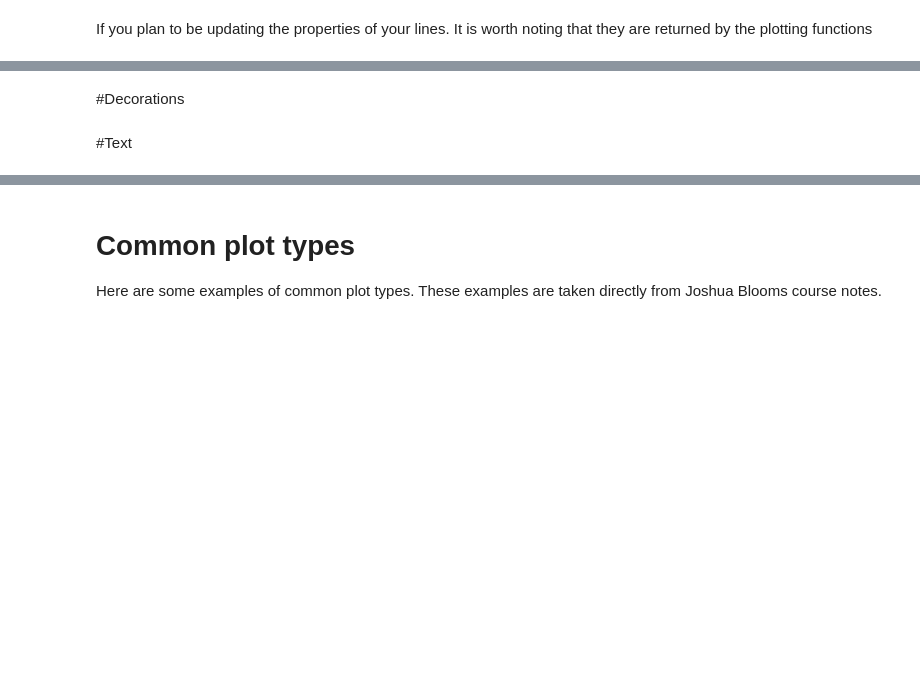
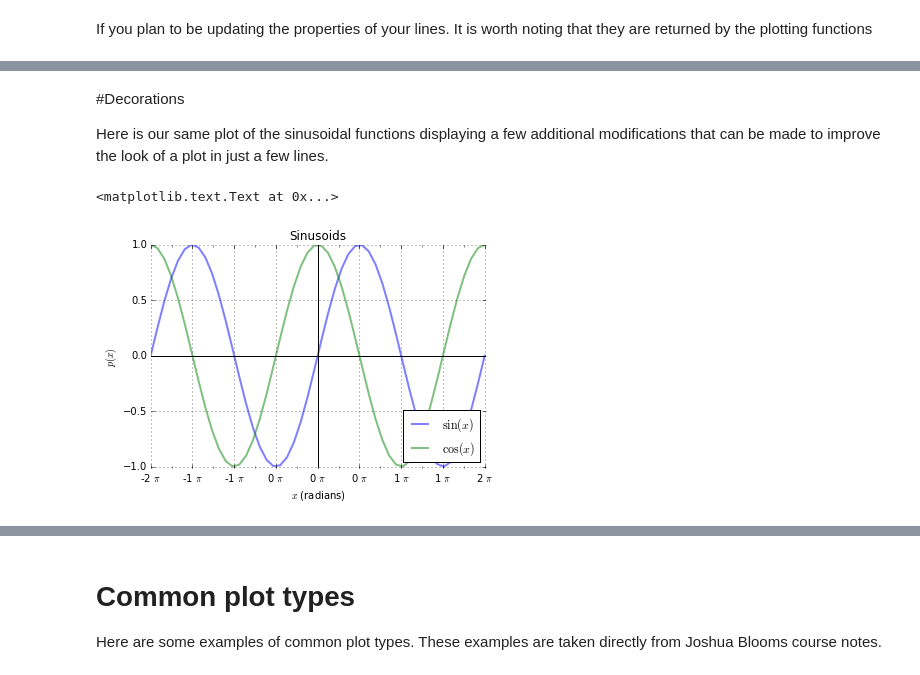
Before and after one commit to smwahl/thw_matplotlib_presentation, a Jupyter notebook: thw_matplotlib_tutorial.ipynb, the cells around one changed output, grey strips where cells are left out. Saved outputs shown, nothing was run; the diff lists cells and outputs as text; code cells hidden in the pictures; blank space fills up the shorter version.

Commit message:
added decorations, text, basemap example

```diff
--- a/thw_matplotlib_tutorial.ipynb
+++ b/thw_matplotlib_tutorial.ipynb
@@ -324,4 +328,54 @@ line2
-# %% [markdown]
-#Decorations
-# %% [markdown]
-#Text
+# %% [markdown]
+#Decorations
+
+Here is our same plot of the sinusoidal functions displaying a few additional modifications that can be made to improve the look of a plot in just a few lines.
+# %%
+f, ax = plt.subplots()
+
+# Three simple polyniomials
+x = np.linspace(-2*np.pi,2*np.pi)
+y = np.sin(x)
+z = np.cos(x)
+
+# Plot each with a TeX labels (for a legend)
+ax.plot(x/np.pi, y, label=r'$\sin(x)$',alpha=0.5) # alpha controlls transparency
+ax.plot(x/np.pi, z, label=r'$\cos(x)$',alpha=0.5)
+
+# Make all lines drawn so far thicker
+plt.setp(ax.lines, linewidth=2)
+
+# set limits
+ax.set_xlim(-2,2.01)
+ax.set_ylim(-1.01,1)
+
+# manually set tick mark spacing and labels
+from matplotlib.ticker import MultipleLocator, FormatStrFormatter
+
+majorLocator   = MultipleLocator(1.)
+majorFormatter = FormatStrFormatter(r'%d $\pi$')
+minorLocator   = MultipleLocator(.25)
+
+majorLocator   = MultipleLocator(0.5)
+
+ax.xaxis.set_major_locator(majorLocator)
+ax.xaxis.set_major_formatter(majorFormatter)
+ax.xaxis.set_minor_locator(minorLocator)
+
+# Add a grid and a legend that doesn't overlap the lines
+ax.grid()
+ax.legend(loc='lower right')
+
+# Add black horizontal and vertical lines through the origin
+ax.axhline(0, color='black')
+ax.axvline(0, color='black')
+
+# No frame around the axes
+ax.set_frame_on(False)
+
+# Set main text elements of the plot with TeX symbols
+ax.set_title('Sinusoids')
+ax.set_xlabel(r'$x$ (radians)')
+ax.set_ylabel(r'$p(x)$')
+# %% [output]
+<matplotlib.text.Text at 0x...>
+[figure, added]
```
Also changed, not shown: parts of 10 cells of this notebook.
